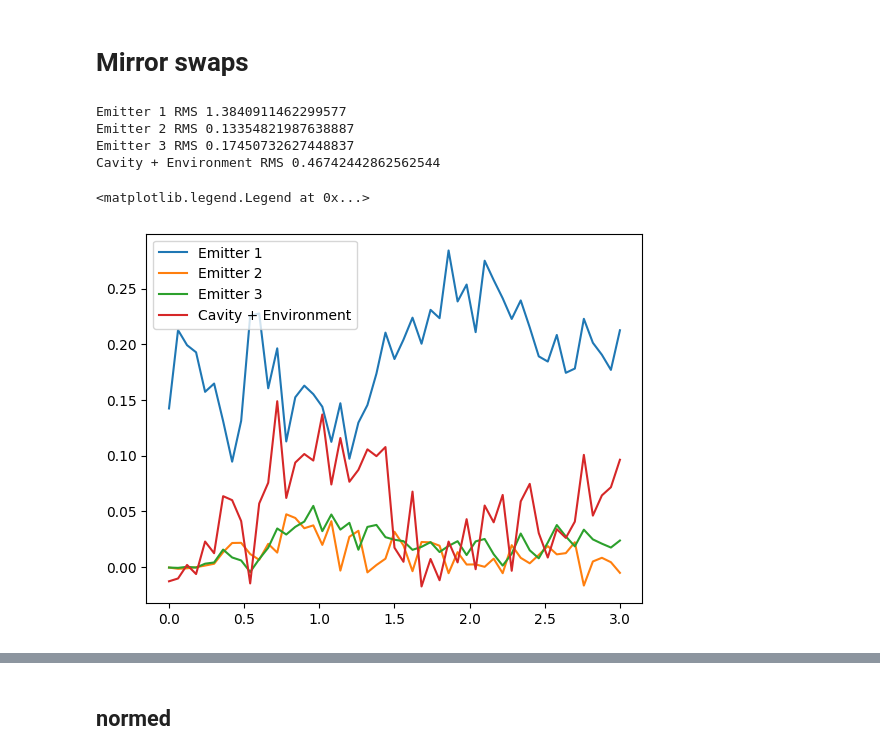
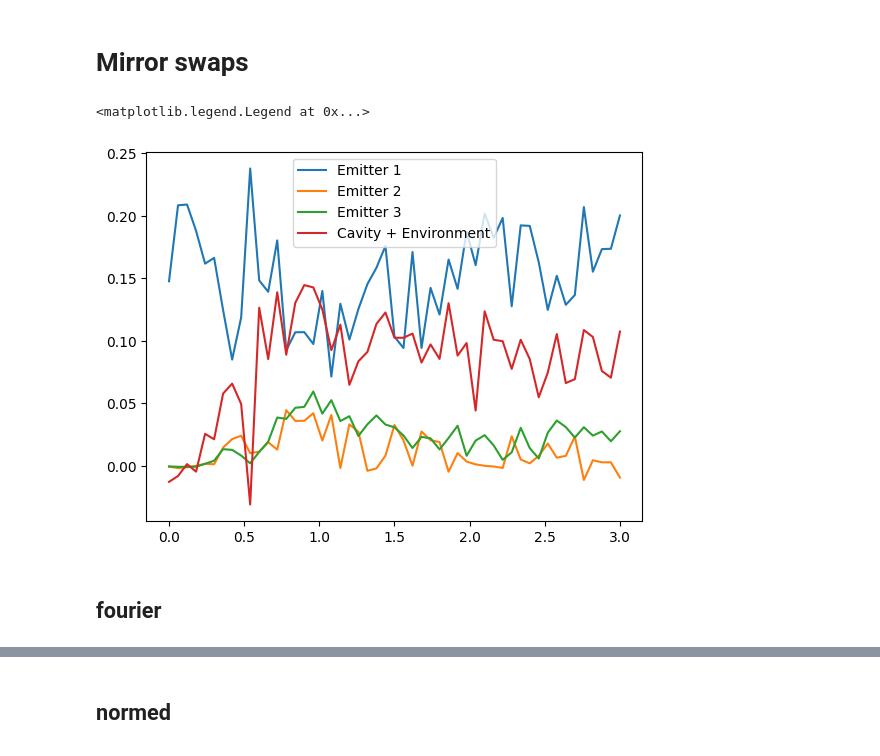
Before and after one commit to radulaski/CQED_quantum_simulation, a Jupyter notebook: data/QSCOUT/qscout_vs_sim.ipynb, the cells around one changed output, grey strips where cells are left out. Saved outputs shown, nothing was run; the diff lists cells and outputs as text; code cells hidden in the pictures.

Commit message:
fourier and MAE plots

```diff
--- a/data/QSCOUT/qscout_vs_sim.ipynb
+++ b/data/QSCOUT/qscout_vs_sim.ipynb
@@ -128,9 +188,14 @@ superstaq_bitstrs = {
 for col, bitstr in superstaq_bitstrs.items():
     diff = qutip_results[col] - np.array(superstaq_results[bitstr])
     print(col, "RMS", np.sqrt(np.sum(diff**2)))
-    rms[col].append(np.sqrt(np.sum(diff**2)))
+    rms["superstaq"][col] = np.sqrt(np.sum(diff**2))
+    mae["superstaq"][col] = np.mean(np.abs(diff))
     plt.plot(times, diff, label=col)
 
+em23_mean = 0.5 * (np.array(superstaq_results[superstaq_bitstrs["Emitter 2"]]) + np.array(superstaq_results[superstaq_bitstrs["Emitter 3"]]))
+diff = qutip_results[col] - em23_mean
+superstaq_em23 = np.mean(np.abs(diff))
+
 plt.legend()
 # %% [output]
 Emitter 1 RMS 0.7659728729022024
@@ -142,14 +225,21 @@ Cavity + Environment RMS 0.5099144286086992
 # %% [markdown]
 ## normalized and averaged
+# %%
+superstaq_normed_bitstrs = {
+    "Emitter 1": "1000",
+    "Emitter 2 and 3": "avg_0100_0010",
+    "Cavity + Environment": "0001",
+}
 # %%
 superstaq_results_norm = superstaq_results.copy()
 superstaq_results_norm[['1000', '0100', '0010', '0001']] = superstaq_results_norm[['1000', '0100', '0010', '0001']].divide(superstaq_results_norm[['1000', '0100', '0010', '0001']].sum(axis=1), axis=0)
 superstaq_results_norm['avg_0100_0010'] = superstaq_results_norm[['0100', '0010']].mean(axis=1)
 # %%
-for col, bitstr in superstaq_bitstrs.items():
+for col, bitstr in superstaq_normed_bitstrs.items():
     diff = qutip_results[col] - np.array(superstaq_results_norm[bitstr])
     print(col, "RMS", np.sqrt(np.sum(diff**2)))
-    rms[col].append(np.sqrt(np.sum(diff**2)))
+    rms["superstaq normed"][col] = np.sqrt(np.sum(diff**2))
+    mae["superstaq normed"][col] = np.mean(np.abs(diff))
     plt.plot(times, diff, label=col)
 
 plt.legend()
@@ -162,0 +254,14 @@ Cavity + Environment RMS 0.27265307428910496
+# %%
+n = len(superstaq_results_norm)
+fig, axes = plt.subplots(3, 1, figsize=(8, 5))
+
+for (col, bitstr), ax in zip(superstaq_normed_bitstrs.items(), axes.flatten()):
+    fft = np.fft.rfft(superstaq_results_norm[bitstr], n)
+    freqs = np.fft.rfftfreq(n, times[1] - times[0])
+    ax.plot(freqs[1:], np.abs(fft)[1:], label=col)
+
+    fft = np.fft.rfft(qutip_results[col], n)
+    freqs = np.fft.rfftfreq(n, times[1] - times[0])
+    ax.plot(freqs[1:], np.abs(fft)[1:], label="sim " + col)
+
+    ax.legend()
@@ -172,15 +279,18 @@ mirror_bitstrs = {
 # %%
 for col, bitstr in mirror_bitstrs.items():
     diff = qutip_results[col] - np.array(mirror_results[bitstr])
-    print(col, "RMS", np.sqrt(np.sum(diff**2)))
-    rms[col].append(np.sqrt(np.sum(diff**2)))
+    # print(col, "RMS", np.sqrt(np.sum(diff**2)))
+    rms["mirror swaps"][col] = np.sqrt(np.sum(diff**2))
+    mae["mirror swaps"][col] = np.mean(np.abs(diff))
     plt.plot(times, diff, label=col)
 
+em23_mean = 0.5 * (np.array(mirror_results[mirror_bitstrs["Emitter 2"]]) + np.array(mirror_results[mirror_bitstrs["Emitter 3"]]))
+diff = qutip_results[col] - em23_mean
+mirror_swap_em23 = np.mean(np.abs(diff))
+
 plt.legend()
 # %% [output]
-Emitter 1 RMS 1.3840911462299577
-Emitter 2 RMS 0.13354821987638887
-Emitter 3 RMS 0.17450732627448837
-Cavity + Environment RMS 0.46742442862562544
+<matplotlib.legend.Legend at 0x...>
-<matplotlib.legend.Legend at 0x...>
-[figure, old version]
+[figure, new version]
+# %% [markdown]
+## fourier
```
Also changed, not shown: parts of 39 cells of this notebook, 4 other files.
